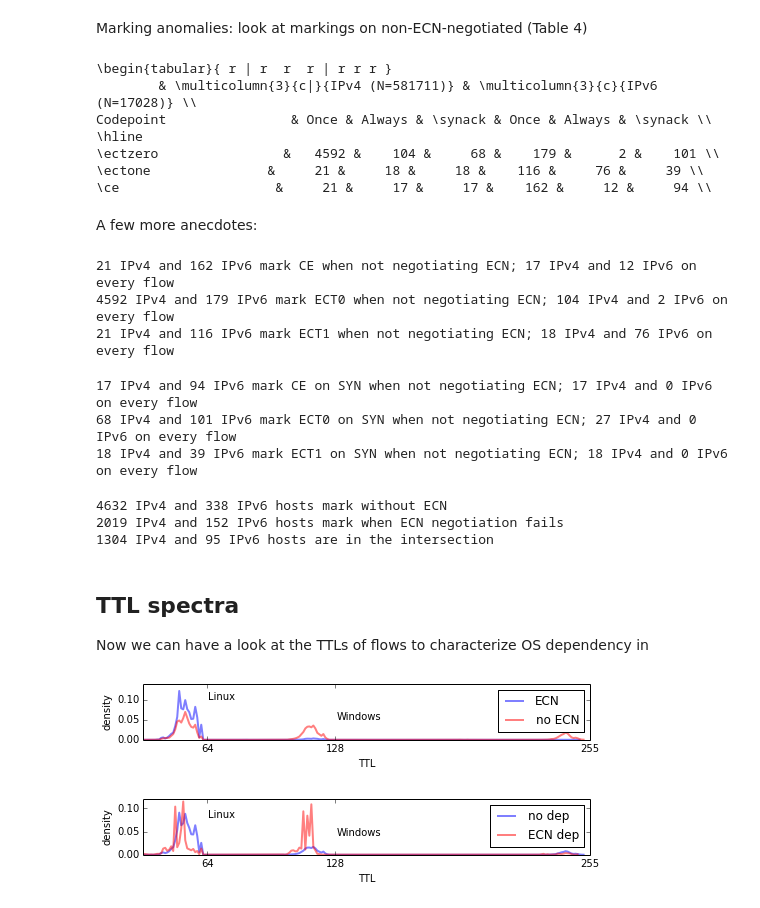
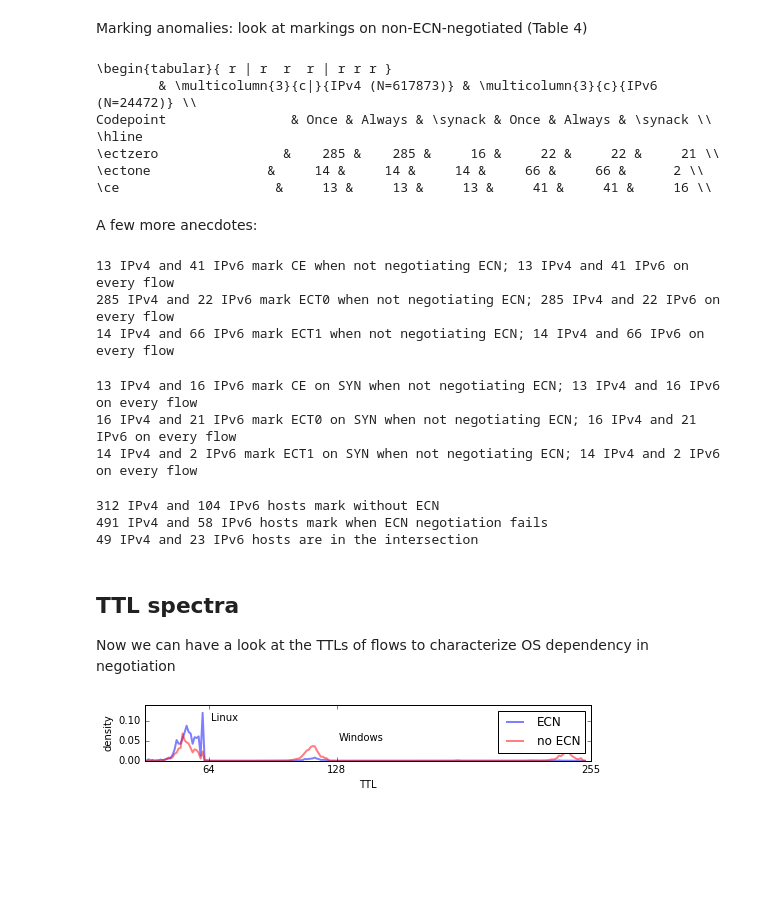
Before and after one commit to mami-project/ecn-conspiracy, a Jupyter notebook: 2016/analysis.ipynb, the cells around one changed output. Drawn from its saved outputs; the diff is of its cells as text; code cells hidden in the pictures; blank space fills up the shorter version.

```diff
--- a/2016/analysis.ipynb
+++ b/2016/analysis.ipynb
@@ -15,9 +15,9 @@ from ipaddress import ip_address
 # Change this to point at the raw data files (they're not in the paper directory)
 #DATAPATH="/Users/brian/work/ecn" # for thaleia
 
-DATAPATH="/zt/ecn" # for maloja
-TABLESDIR="/home/briant/work/pam2015/tables"
-PLOTSDIR="/home/briant/work/pam2015"
+DATAPATH="." # for maloja
+TABLESDIR="."
+PLOTSDIR="."
 # %% [markdown]
 Load the `cc_df` (ECN Spider) table, which has the following columns:
 
@@ -360,6 +136,6 @@ Load the `qq_df` table, which has the following columns:
 
 The `-sum` columns for each of the boolean columns above simply count True values across all trials and vantage points.
 # %%
-qq_df = pd.read_csv("../tables/qq_df.csv")
+qq_df = pd.read_csv(TABLESDIR+"/qq_df.csv")
 qq_df.index = qq_df["ip"]
 del qq_df["ip"]
@@ -677,12 +441,12 @@ print("\ce                    & %6u & %6u & %6u & %6u & %6u & %6u \\\\" %
       (m4e0ce, a4e0ce, s4e0ce, m6e0ce, a6e0ce, s6e0ce))
 # %% [output]
 \begin{tabular}{ r | r  r  r | r r r }
-        & \multicolumn{3}{c|}{IPv4 (N=581711)} & \multicolumn{3}{c}{IPv6 (N=17028)} \\
+        & \multicolumn{3}{c|}{IPv4 (N=617873)} & \multicolumn{3}{c}{IPv6 (N=24472)} \\
 Codepoint                & Once & Always & \synack & Once & Always & \synack \\
 \hline
-\ectzero                &   4592 &    104 &     68 &    179 &      2 &    101 \\
-\ectone               &     21 &     18 &     18 &    116 &     76 &     39 \\
-\ce                    &     21 &     17 &     17 &    162 &     12 &     94 \\
+\ectzero                &    285 &    285 &     16 &     22 &     22 &     21 \\
+\ectone               &     14 &     14 &     14 &     66 &     66 &      2 \\
+\ce                    &     13 &     13 &     13 &     41 &     41 &     16 \\
 # %% [markdown]
 A few more anecdotes:
 # %%
@@ -705,9 +469,9 @@ print("%u IPv4 and %u IPv6 mark ECT1 when not negotiating ECN; %u IPv4 and %u IP
     len(df6(qq_df[(qq_df["e0ect1-sum"] == qq_df["e0-sum"]) & qq_df["e0-sum"] > 0])),
     ))
 # %% [output]
-21 IPv4 and 162 IPv6 mark CE when not negotiating ECN; 17 IPv4 and 12 IPv6 on every flow
-4592 IPv4 and 179 IPv6 mark ECT0 when not negotiating ECN; 104 IPv4 and 2 IPv6 on every flow
-21 IPv4 and 116 IPv6 mark ECT1 when not negotiating ECN; 18 IPv4 and 76 IPv6 on every flow
+13 IPv4 and 41 IPv6 mark CE when not negotiating ECN; 13 IPv4 and 41 IPv6 on every flow
+285 IPv4 and 22 IPv6 mark ECT0 when not negotiating ECN; 285 IPv4 and 22 IPv6 on every flow
+14 IPv4 and 66 IPv6 mark ECT1 when not negotiating ECN; 14 IPv4 and 66 IPv6 on every flow
 # %%
 print("%u IPv4 and %u IPv6 mark CE on SYN when not negotiating ECN; %u IPv4 and %u IPv6 on every flow" % (
     len(df4(qq_df[(qq_df["e0synce-sum"] > 0) & qq_df["e0-sum"] > 0])),
@@ -728,9 +492,9 @@ print("%u IPv4 and %u IPv6 mark ECT1 on SYN when not negotiating ECN; %u IPv4 an
     len(df6(qq_df[(qq_df["e0synect1-sum"] == qq_df["e0-sum"]) & qq_df["e0-sum"] > 0])),
     ))
 # %% [output]
-17 IPv4 and 94 IPv6 mark CE on SYN when not negotiating ECN; 17 IPv4 and 0 IPv6 on every flow
-68 IPv4 and 101 IPv6 mark ECT0 on SYN when not negotiating ECN; 27 IPv4 and 0 IPv6 on every flow
-18 IPv4 and 39 IPv6 mark ECT1 on SYN when not negotiating ECN; 18 IPv4 and 0 IPv6 on every flow
+13 IPv4 and 16 IPv6 mark CE on SYN when not negotiating ECN; 13 IPv4 and 16 IPv6 on every flow
+16 IPv4 and 21 IPv6 mark ECT0 on SYN when not negotiating ECN; 16 IPv4 and 21 IPv6 on every flow
+14 IPv4 and 2 IPv6 mark ECT1 on SYN when not negotiating ECN; 14 IPv4 and 2 IPv6 on every flow
 # %%
 e0badmark_index = pd.Index((qq_df[(qq_df["e0ect0-sum"] > 0) & (qq_df["e0-sum"] > 0)].index |
                             qq_df[(qq_df["e0ect1-sum"] > 0) & (qq_df["e0-sum"] > 0)].index |
@@ -750,64 +514,35 @@ print ("%u IPv4 and %u IPv6 hosts are in the intersection" % (
     len(df4(qq_df.loc[e0badmark_index & e1badmark_index])),
     len(df6(qq_df.loc[e0badmark_index & e1badmark_index]))))
 # %% [output]
-4632 IPv4 and 338 IPv6 hosts mark without ECN
-2019 IPv4 and 152 IPv6 hosts mark when ECN negotiation fails
-1304 IPv4 and 95 IPv6 hosts are in the intersection
+312 IPv4 and 104 IPv6 hosts mark without ECN
+491 IPv4 and 58 IPv6 hosts mark when ECN negotiation fails
+49 IPv4 and 23 IPv6 hosts are in the intersection
 # %% [markdown]
 ## TTL spectra
 
-Now we can have a look at the TTLs of flows to characterize OS dependency in
+Now we can have a look at the TTLs of flows to characterize OS dependency in negotiation
 # %%
 # Negotiation TTL spectrum
 def ttl_spectrum(df, col):
     grp = df.groupby(np.digitize(df[col], np.linspace(0,255,256)))
     ser = grp[col].count() / len(df)
     ser.index = ser.index + (-1)
     return ser
 
-ettl = ttl_spectrum(qq_df_ecn,"lon-1-ttl")
-nttl = ttl_spectrum(qq_df_noecn,"lon-1-ttl")
+ettl = ttl_spectrum(qq_df_ecn,"ams-0-ttl")
+nttl = ttl_spectrum(qq_df_noecn,"ams-0-ttl")
 
 plt.figure(figsize=(8,1))
 plt.plot(ettl.index, ettl, c="b", lw=2, alpha=0.50, label="ECN")
 plt.plot(nttl.index, nttl, c="r", lw=2, alpha=0.50, label="no ECN")
 plt.annotate("Linux", xy=(65,0.1))
 plt.annotate("Windows", xy=(129,0.05))
 plt.legend()
 plt.xlim(32,255)
 plt.yticks([0,0.05,0.1])
 plt.xticks([64,128,255])
 plt.ylabel("density")
 plt.xlabel("TTL")
 plt.savefig(PLOTSDIR+"/negottl.pdf", bbox_inches="tight")
 # %% [output]
-[figure, old version]
+[figure, new version]
-# %%
-# Connectivity TTL spectrum
-cc_conndep_ttl_df = cc_df.loc[qq_df.index & (cc_df_hostdep.index +
-                                             cc_df_pathdep.index +
-                                             cc_df_timedep.index +
-                                             cc_df_maypathdep.index)]
-cc_conndep_ttl_df["ttl"] = qq_df.loc[cc_conndep_ttl_df.index,['lon-1-ttl']]
-
-cc_nodep_ttl_df = cc_df.loc[qq_df.index & cc_df_allconn.index]
-cc_nodep_ttl_df["ttl"] = qq_df.loc[cc_nodep_ttl_df.index,['lon-1-ttl']]
-
-dttl = ttl_spectrum(cc_conndep_ttl_df,"ttl")
-cttl = ttl_spectrum(cc_nodep_ttl_df,"ttl")
-
-
-plt.figure(figsize=(8,1))
-plt.plot(cttl.index, cttl, c="b", lw=2, alpha=0.50, label="no dep")
-plt.plot(dttl.index, dttl, c="r", lw=2, alpha=0.50, label="ECN dep")
-plt.annotate("Linux", xy=(65,0.08))
-plt.annotate("Windows", xy=(129,0.04))
-plt.legend()
-plt.xlim(32,255)
-plt.xticks([64,128,255])
-plt.yticks([0,0.05,0.1])
-plt.ylabel("density")
-plt.xlabel("TTL")
-plt.savefig(PLOTSDIR+"/connttl.pdf", bbox_inches="tight")
-# %% [output]
-[figure, removed]
```
Also changed, not shown: parts of 23 cells of this notebook, 2 other files.
